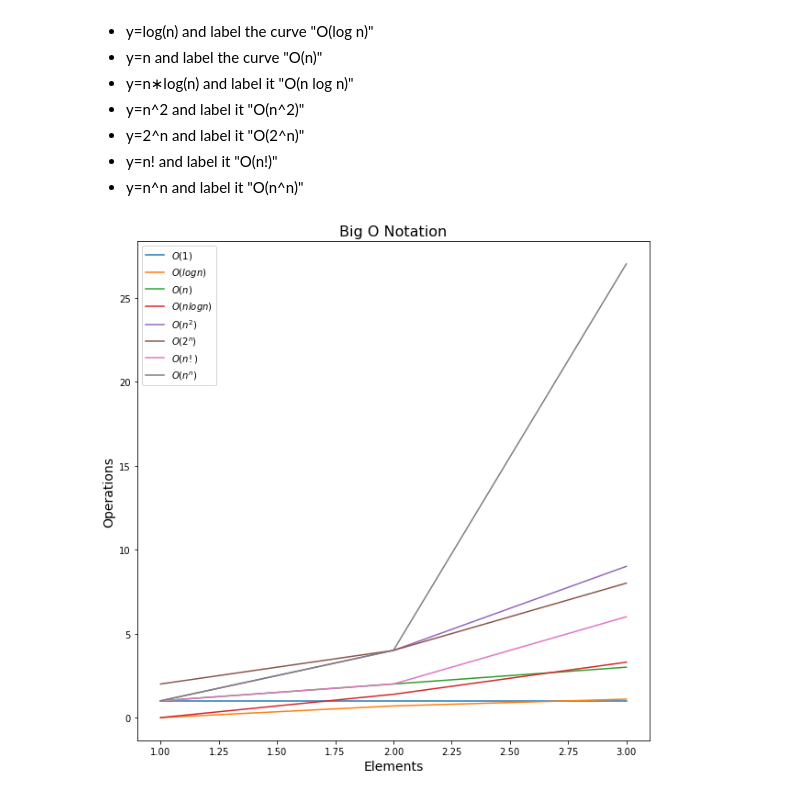
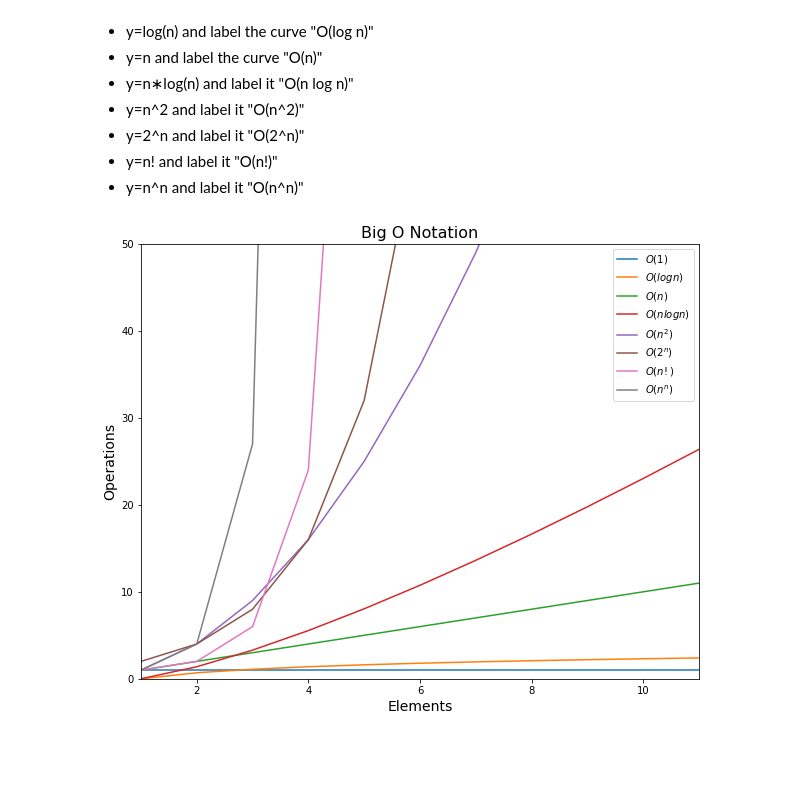
Before and after one commit to sophia-stewart/numpy-pandas-visualization-exercises, a Jupyter notebook: big_o_notation.ipynb, the cells around one changed output. Drawn from its saved outputs; the diff is of its cells as text; code cells hidden in the pictures; blank space fills up the shorter version.

```diff
--- a/big_o_notation.ipynb
+++ b/big_o_notation.ipynb
@@ -24,42 +25,48 @@ import matplotlib.pyplot as plt
 import math
 import numpy as np
 # %%
-plt.figure(figsize = (10,10))
+# define figure size
+plt.figure(figsize = (10,8))
+# add title
 plt.title('Big O Notation', fontsize = 16)
+# add axis labels
 plt.xlabel('Elements', fontsize = 14)
 plt.ylabel('Operations', fontsize = 14)
+# define axis limits
+plt.xlim(1,11)
+plt.ylim(0,50)
 
-
-
-x = range(1,4)
+# generate data
+x = range(1,20)
 y1 = [(0*n) + 1 for n in x]
 y2 = [np.log(n) for n in x] # interpreted this as asking for the natural logarithm
 # y2 = [np.log10(n) for n in x] # log base 10
 y3 = [n for n in x]
 y4 = [n*math.log(n) for n in x] # natural logarithm
 # y4 = [n*math.log10(n) for n in x] # log base 10
 y5 = [n**2 for n in x]
 y6 = [2**n for n in x]
 y7 = [math.factorial(n) for n in x]
 y8 = [n**n for n in x]
 
+# plot data and assign labels
 plt.plot(x,y1,
         label = '$O(1)$')
 plt.plot(x,y2,
        label = '$O(log n)$')
 plt.plot(x,y3,
         label = '$O(n)$')
 plt.plot(x,y4,
          label = '$O(n log n)$')
 plt.plot(x,y5,
         label = '$O(n^2)$')
 plt.plot(x,y6,
         label = '$O(2^n)$')
 plt.plot(x,y7,
          label = '$O(n!)$')
 plt.plot(x,y8,
          label = '$O(n^n)$')
-
+# add legend
 plt.legend();
 # %% [output]
-[figure, old version]
+[figure, new version]
```
Also changed, not shown: parts of 1 cell of this notebook, 1 other file.
